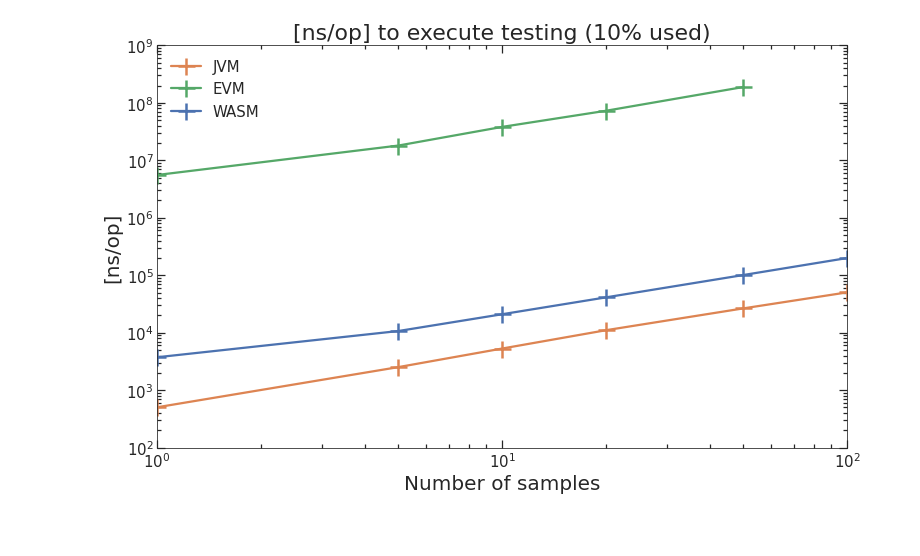
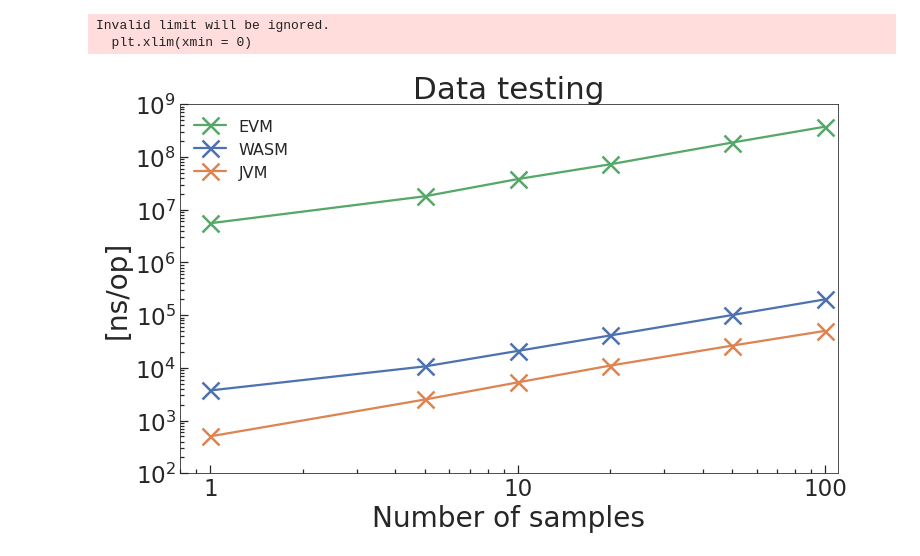
Before and after one commit to AlSchlo/BSc-Semester-Project, a Jupyter notebook: benchmarking-results.ipynb, the cells around one changed output. Saved outputs shown, nothing was run; the diff lists cells and outputs as text; code cells hidden in the pictures; blank space fills up the shorter version.

```diff
--- a/benchmarking-results.ipynb
+++ b/benchmarking-results.ipynb
@@ -4,12 +4,12 @@ import matplotlib.ticker as tck
 import seaborn as sns
 # %%
 sns.set_style('ticks')
-plt.rc('axes', titlesize=19)
-plt.rc('axes', labelsize=20)
-plt.rc('xtick', labelsize=15)
-plt.rc('ytick', labelsize=15)
-plt.rc('legend', fontsize=15)
-plt.rc('font', size=16)
+plt.rc('axes', titlesize=30)
+plt.rc('axes', labelsize=28)
+plt.rc('xtick', labelsize=23)
+plt.rc('ytick', labelsize=23)
+plt.rc('legend', fontsize=16)
+plt.rc('font', size=22)
 # %%
 blue = sns.color_palette('deep')[0]
 orange = sns.color_palette('deep')[1]
@@ -117,41 +163,46 @@ nb_samples = 6
 samples = [1,5,10,20,50,100]
 
 jvmTe = [503,2514,5295,11039,26470,50299]
-evmTe = [5545000,18035000,38116000,72749000,188425000]
+evmTe = [5545000,18035000,38116000,72749000,188425000, 375732000]
 wasmTe = [3734,10676,20935,41161,100759,199132]
 
 plt.figure(figsize=(11,7), tight_layout=True)
-plt.plot(samples, jvmTe, '+-', linewidth=2.25, markersize=17, mew=2.5, label='JVM', color=orange)
-plt.plot(samples[0:nb_samples-1], evmTe, '+-', linewidth=2.25, markersize=17, mew=2.5, label='EVM', color=green)
-plt.plot(samples, wasmTe, '+-', linewidth=2.25, markersize=17, mew=2.5, label='WASM', color=blue)
+
+plt.plot(samples, evmTe, 'x-', linewidth=2.25, markersize=17, mew=2.5, label='EVM', color=green)
+plt.plot(samples, wasmTe, 'x-', linewidth=2.25, markersize=17, mew=2.5, label='WASM', color=blue)
+plt.plot(samples, jvmTe, 'x-', linewidth=2.25, markersize=17, mew=2.5, label='JVM', color=orange)
+
 
 plt.legend(loc="upper left", ncol=1, frameon=False)
 
-plt.title('[ns/op] to execute testing (10% used)', fontsize=22)
+plt.title('Data testing', fontsize=31)
 
 plt.xlabel('Number of samples')
 plt.ylabel('[ns/op]')
 
 plt.xscale('log')
 plt.yscale('log')
 
 ax = plt.gca()
 locmaj = tck.LogLocator(base=10,numticks=13)
 ax.yaxis.set_major_locator(locmaj)
 locmin = tck.LogLocator(base=10.0,subs=(0.2,0.3,0.4,0.5,0.6,0.7,0.8,0.9),numticks=13)
 ax.yaxis.set_minor_locator(locmin)
 ax.yaxis.set_minor_formatter(tck.NullFormatter())
 
+ax.xaxis.set_major_formatter(tck.ScalarFormatter())
 
 plt.ylim(ymin = 1e2)
-plt.xlim(xmin = 1)
+plt.xlim(xmin = 0)
 
-plt.xlim(xmax = 100)
+plt.xlim(xmax = 110)
 plt.ylim(ymax = 1e9)
 
-plt.tick_params(direction='in', length=4, width=1.25, grid_alpha=0.5, which='minor', axis='both', bottom=True, top=True, right=True, left=True)
-plt.tick_params(direction='in', length=8, width=1.25, grid_alpha=0.5, which='major', axis='both', bottom=True, top=True, right=True, left=True)
+plt.tick_params(direction='in', length=4, width=1.25, grid_alpha=0.5, which='minor', axis='both', bottom=True, top=False, right=False, left=True)
+plt.tick_params(direction='in', length=8, width=1.25, grid_alpha=0.5, which='major', axis='both', bottom=True, top=False, right=False, left=True)
 
 plt.show()
 # %% [output]
+Invalid limit will be ignored.
+  plt.xlim(xmin = 0)
-[figure, old version]
+[figure, new version]
```
Also changed, not shown: parts of 3 cells of this notebook.
